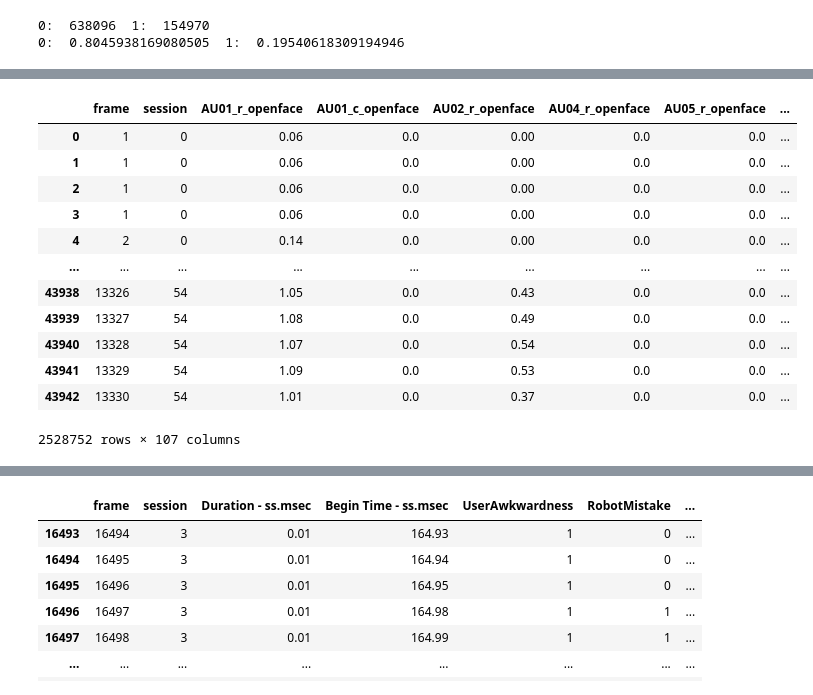
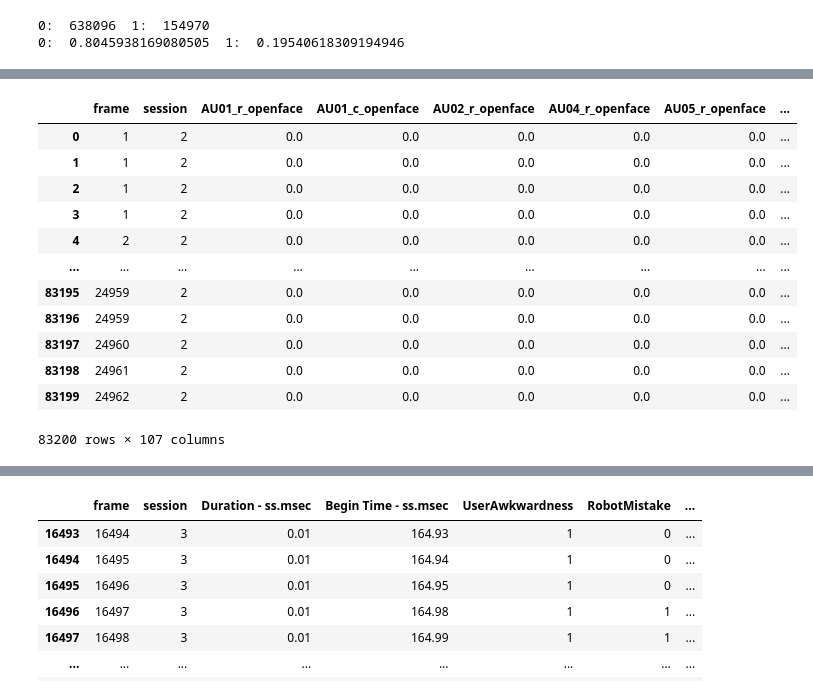
Before and after one commit to lwachowiak/HRI-Error-Detection-STAI, a Jupyter notebook: code/testing.ipynb, the cells around one changed output, grey strips where cells are left out. Cells and saved outputs as stored; diff of their text form; code cells hidden in the pictures.

```diff
--- a/code/testing.ipynb
+++ b/code/testing.ipynb
@@ -117,17 +204,16 @@ train_X_TS.shape
 # %%
-tr = data_hri.train_X
-tr
+tr[tr["session"]==2]
 # %% [output]
 |  | frame | session | AU01_r_openface | AU01_c_openface | AU02_r_openface | AU04_r_openface | AU05_r_openface | ... |
-| 0 | 1 | 0 | 0.06 | 0.0 | 0.00 | 0.0 | 0.0 | ... |
-| 1 | 1 | 0 | 0.06 | 0.0 | 0.00 | 0.0 | 0.0 | ... |
-| 2 | 1 | 0 | 0.06 | 0.0 | 0.00 | 0.0 | 0.0 | ... |
-| 3 | 1 | 0 | 0.06 | 0.0 | 0.00 | 0.0 | 0.0 | ... |
-| 4 | 2 | 0 | 0.14 | 0.0 | 0.00 | 0.0 | 0.0 | ... |
+| 0 | 1 | 2 | 0.0 | 0.0 | 0.0 | 0.0 | 0.0 | ... |
+| 1 | 1 | 2 | 0.0 | 0.0 | 0.0 | 0.0 | 0.0 | ... |
+| 2 | 1 | 2 | 0.0 | 0.0 | 0.0 | 0.0 | 0.0 | ... |
+| 3 | 1 | 2 | 0.0 | 0.0 | 0.0 | 0.0 | 0.0 | ... |
+| 4 | 2 | 2 | 0.0 | 0.0 | 0.0 | 0.0 | 0.0 | ... |
 | ... | ... | ... | ... | ... | ... | ... | ... | ... |
-| 43938 | 13326 | 54 | 1.05 | 0.0 | 0.43 | 0.0 | 0.0 | ... |
-| 43939 | 13327 | 54 | 1.08 | 0.0 | 0.49 | 0.0 | 0.0 | ... |
-| 43940 | 13328 | 54 | 1.07 | 0.0 | 0.54 | 0.0 | 0.0 | ... |
-| 43941 | 13329 | 54 | 1.09 | 0.0 | 0.53 | 0.0 | 0.0 | ... |
-| 43942 | 13330 | 54 | 1.01 | 0.0 | 0.37 | 0.0 | 0.0 | ... |
+| 83195 | 24959 | 2 | 0.0 | 0.0 | 0.0 | 0.0 | 0.0 | ... |
+| 83196 | 24959 | 2 | 0.0 | 0.0 | 0.0 | 0.0 | 0.0 | ... |
+| 83197 | 24960 | 2 | 0.0 | 0.0 | 0.0 | 0.0 | 0.0 | ... |
+| 83198 | 24961 | 2 | 0.0 | 0.0 | 0.0 | 0.0 | 0.0 | ... |
+| 83199 | 24962 | 2 | 0.0 | 0.0 | 0.0 | 0.0 | 0.0 | ... |
-2528752 rows × 107 columns
+83200 rows × 107 columns
```
Also changed, not shown: parts of 16 cells of this notebook, 4 other files.
